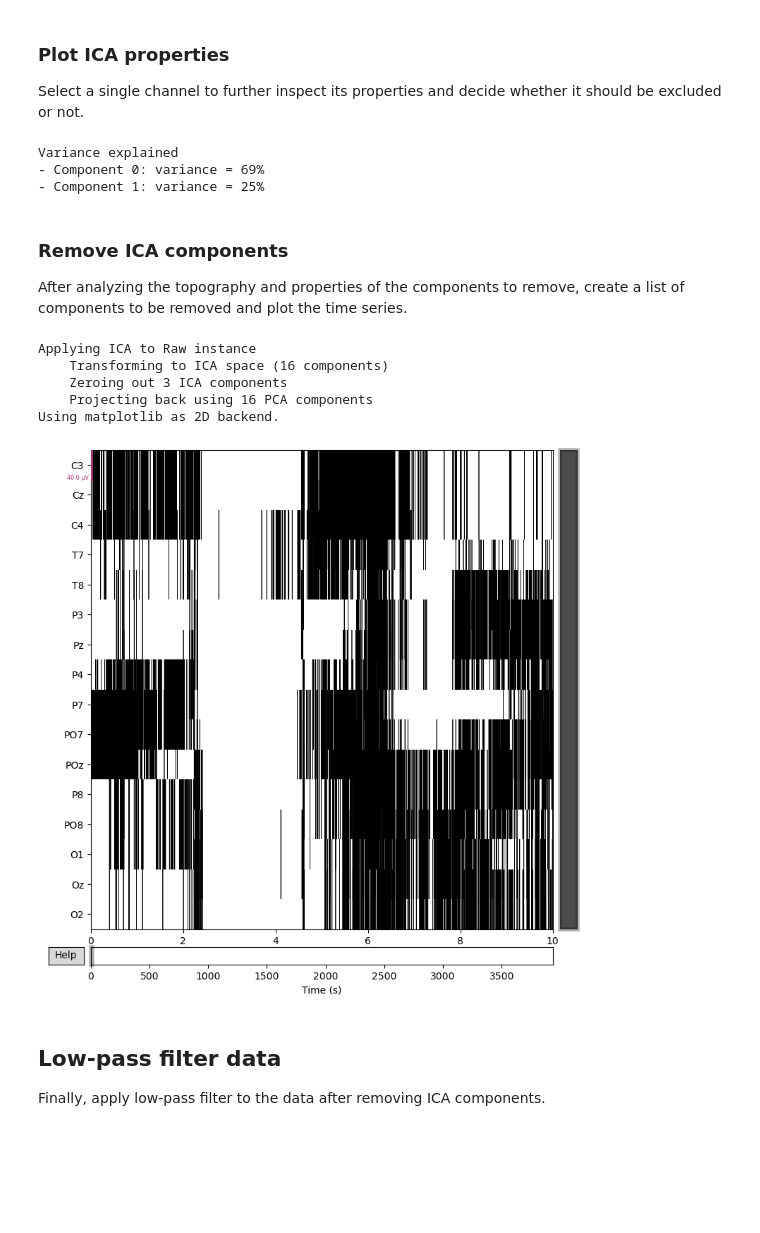
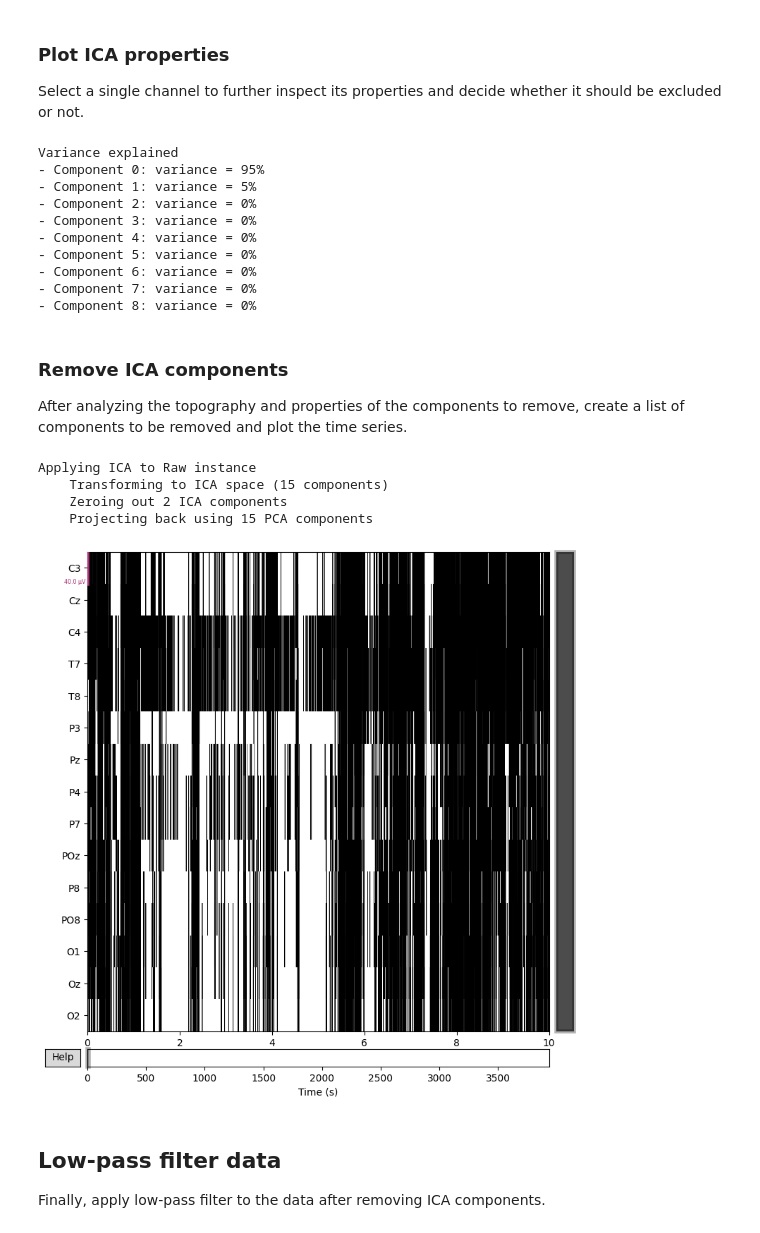
Before and after one commit to kirtonBCIlab/easy-on-the-eyes, a Jupyter notebook: eeg_preprocessing.ipynb, the cells around one changed output. Cells and saved outputs as stored; diff of their text form; code cells hidden in the pictures; blank space fills up the shorter version.

Commit message:
Added bad channel rejection and instructions for the manual steps

```diff
--- a/eeg_preprocessing.ipynb
+++ b/eeg_preprocessing.ipynb
@@ -55,0 +63,19 @@ Ready.
+# %%
+#Settings
+bad_chans = []
+
+mne_raw.plot(title = "raw data")
+
+#remove a single channel
+mne_raw.info['bads'].append('PO7')
+bad_chans.append('P07')
+
+#remove a list of channels
+##mne_raw.info['bads'].extend([])
+
+#update the channel_names list
+# original = ["C3", "Cz", "C4", "T7", "T8", "P3", "Pz", "P4", "P7", "PO7", "POz", "P8", "PO8", "O1", "Oz", "O2"]
+ch_names = ["C3", "Cz", "C4", "T7", "T8", "P3", "Pz", "P4", "P7", "POz", "P8", "PO8", "O1", "Oz", "O2"]
+
+mne_raw_rm_chans = mne_raw.copy().pick_types(eeg = True, exclude= 'bads')
+mne_raw_rm_chans.plot(title = "raw after removing bads")
@@ -62,7 +91,7 @@ Apply a high-pass filter to remove large drifts and make ICA more stable as note
 hpf_fc = 0.5    # High-pass cut-off frequency: list[Hz]
 
 # Apply high-pass filter
-filt_raw = mne_raw.copy().filter(l_freq=hpf_fc, h_freq=None, picks=ch_names)
+filt_raw = mne_raw_rm_chans.copy().filter(l_freq=hpf_fc, h_freq=None, picks=ch_names)
 # %% [output]
 Filtering raw data in 1 contiguous segment
 Setting up high-pass filter at 0.5 Hz
@@ -127,7 +150,7 @@ ica.plot_components()
 Select a single channel to further inspect its properties and decide whether it should be excluded or not.
 # %%
 # Settings
-ch_properties = [0, 1]  # Channels to inspect list[int]
+ch_properties = [0,1,2,3,4,5,6,7,8]  # Channels to inspect list[int]
 
 # Plot ICA properties
 ica.plot_properties(filt_raw, picks = ch_properties, verbose = False)
@@ -145,31 +168,37 @@ for component in ch_properties:
     print(f"- Component {component}: variance = {ratio_percent}%")
 # %% [output]
 Variance explained
-- Component 0: variance = 69%
-- Component 1: variance = 25%
+- Component 0: variance = 95%
+- Component 1: variance = 5%
+- Component 2: variance = 0%
+- Component 3: variance = 0%
+- Component 4: variance = 0%
+- Component 5: variance = 0%
+- Component 6: variance = 0%
+- Component 7: variance = 0%
+- Component 8: variance = 0%
 # %% [markdown]
 ### Remove ICA components
 
 After analyzing the topography and properties of the components to remove, create a list of components to be removed and plot the time series.
 # %%
 # Settings
-ica_exclude = [0, 1, 2] # List of components to be removed list[int]
+ica_exclude = [0, 2] # List of components to be removed list[int]
 
 # Remove components
 raw_ica = filt_raw.copy()
 ica.exclude = ica_exclude
 ica.apply(raw_ica)
 
 # Plot before and after ICA to compare
 filt_raw.plot(title="HPF before ICA")
 raw_ica.plot(title="HPF after ICA")
 # %% [output]
 Applying ICA to Raw instance
-    Transforming to ICA space (16 components)
-    Zeroing out 3 ICA components
-    Projecting back using 16 PCA components
-Using matplotlib as 2D backend.
+    Transforming to ICA space (15 components)
+    Zeroing out 2 ICA components
+    Projecting back using 15 PCA components
-[figure, old version]
+[figure, new version]
 # %% [markdown]
 ## Low-pass filter data
 
```
Also changed, not shown: parts of 8 cells of this notebook.
